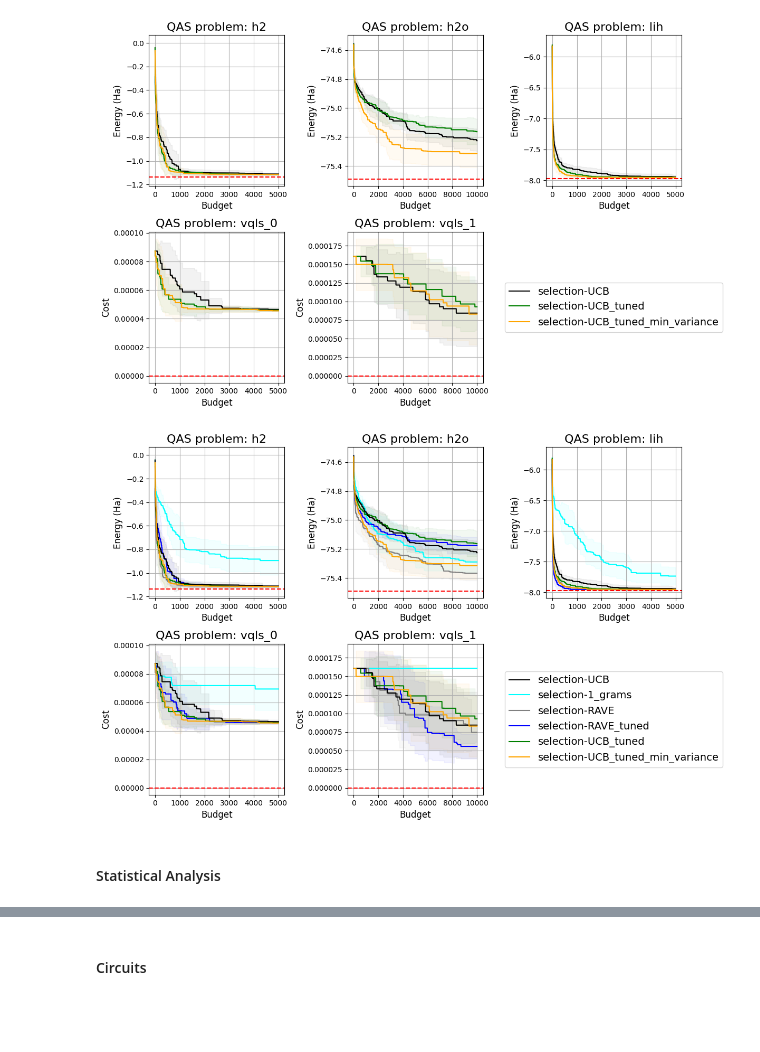
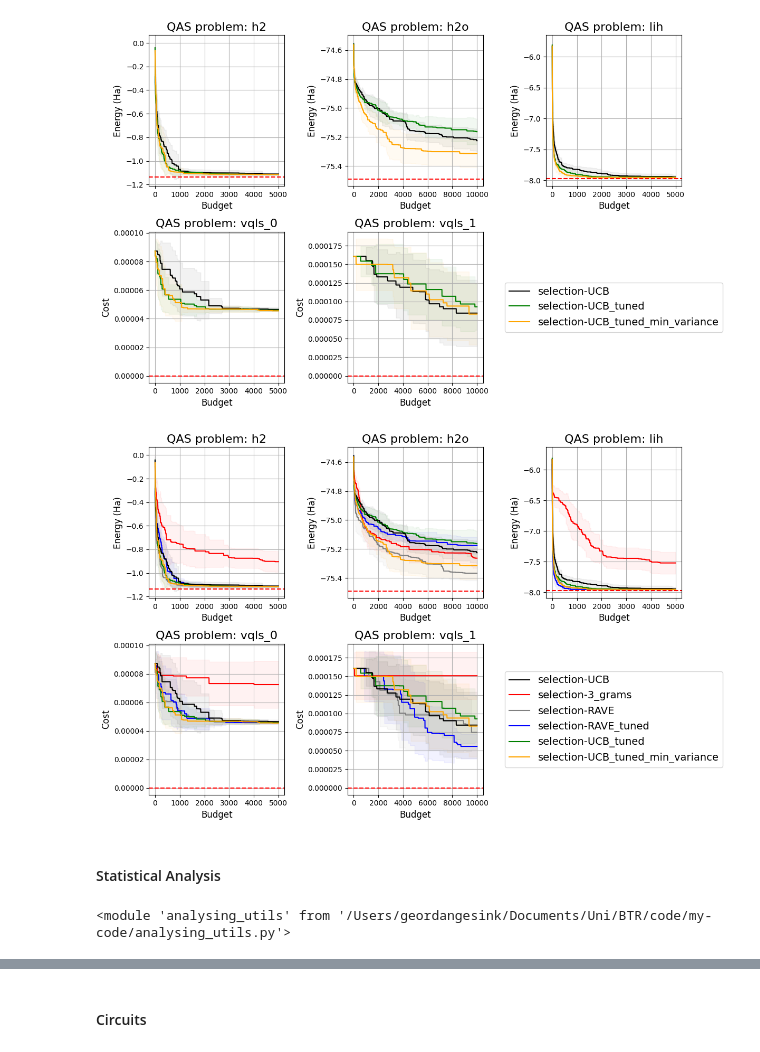
Before and after one commit to geordangesink/PWMCTS_QAS-selection_strategies, a Jupyter notebook: different_selections.ipynb, the cells around one changed output, grey strips where cells are left out. Saved outputs shown, nothing was run; the diff lists cells and outputs as text; code cells hidden in the pictures; blank space fills up the shorter version.

```diff
--- a/different_selections.ipynb
+++ b/different_selections.ipynb
@@ -353,13 +353,20 @@ analysing_utils.plot_figure(problems, variants, optimal_value, convergence_ucb,
 [figure]
 # %%
 # best of each (3-grams, RAVE-tuned, UCB-tuned, UCB, UCB-tuned-min)
-variants = ['selection-1_grams', 'selection-RAVE', 'selection-RAVE_tuned', 'selection-UCB_tuned', 'selection-UCB', 'selection-UCB_tuned_min_variance']
+variants = ['selection-3_grams', 'selection-RAVE', 'selection-RAVE_tuned', 'selection-UCB_tuned', 'selection-UCB', 'selection-UCB_tuned_min_variance']
 convergence_best = analysing_utils.converge_all(results, problems, variants, budgets)
 analysing_utils.plot_figure(problems, variants, optimal_value, convergence_best, color_palette, baseline, reverse_values=True)
 # %% [output]
-[figure, old version]
+[figure, new version]
 # %% [markdown]
 #### Statistical Analysis
+# %%
+import analysing_utils
+import matplotlib.pyplot as plt
+import importlib
+importlib.reload(analysing_utils)
+# %% [output]
+<module 'analysing_utils' from '/Users/geordangesink/Documents/Uni/BTR/code/my-code/analysing_utils.py'>
 # %%
 # get std, Friedman, and Nemenyi test\
 analysing_utils.statistically_analyze(results, baseline, budgets,
```
Also changed, not shown: parts of 5 cells of this notebook, 5 other files.
